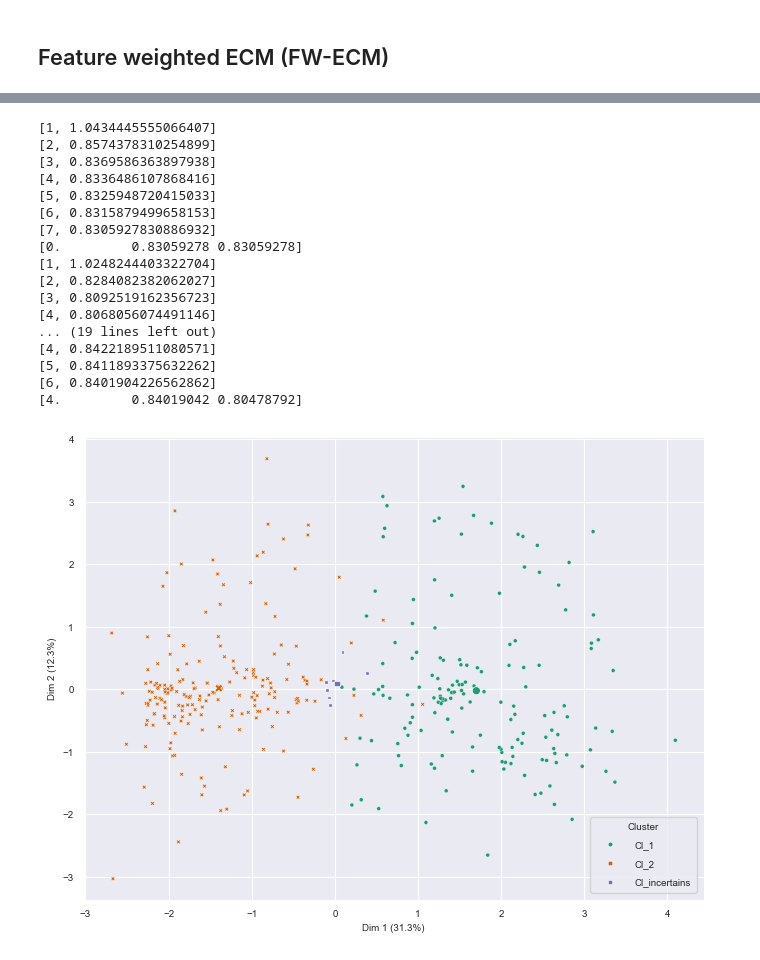
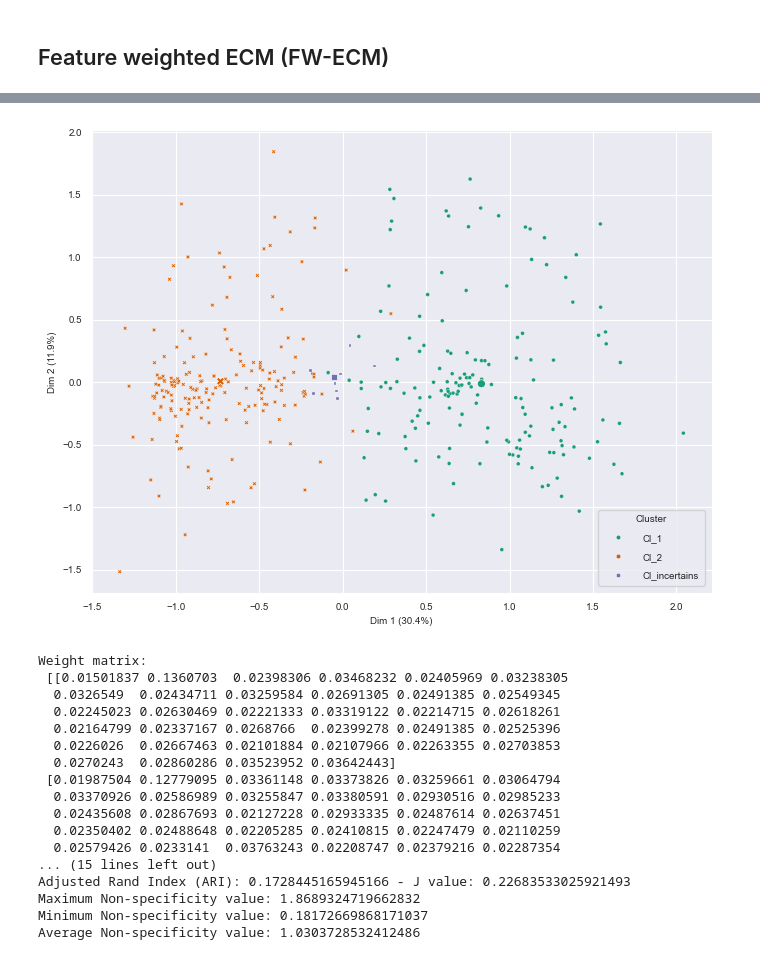
Before and after one commit to tridogithub/evclust, a Jupyter notebook: docs/fwecm_lonosphere.ipynb, the cells around one changed output, grey strips where cells are left out. Saved outputs shown, nothing was run; the diff lists cells and outputs as text; code cells hidden in the pictures.

```diff
--- a/docs/fwecm_lonosphere.ipynb
+++ b/docs/fwecm_lonosphere.ipynb
@@ -132,2 +136,8 @@ Average Non-specificity value: 1.0359640023223422
 # %% [markdown]
 ## Feature weighted ECM (FW-ECM)
+# %%
+# Feature weighted ECM clustering
+c = 2
+d = X.shape[1]
+W = np.ones((c, d)) * (1/d)
+model = fwecm(x=X, c=c, W=W, beta=2, alpha=1, delta=100, ntrials=10)
@@ -134,58 +162,56 @@ Average Non-specificity value: 1.0359640023223422
 # %%
-# Feature weighted ECM clustering
-c = 2
-model = fwecm(x=X, c=c, beta=2, alpha=1, delta=100, ntrials=5, epsi=1e-3)
 
 # ev_plot(model, X=X)
 ev_pcaplot(data=X, x=model, normalize=False)
 
 true_labels = numeric_labels
 Y_betP = model['betp']
 predicted_labels = np.argmax(Y_betP, axis=1)
 
 W = model['W']
 print(f"Weight matrix: \n {W}")
-cov_mat1 = np.cov(X[predicted_labels == 0].transpose())
-cov_mat2 = np.cov(X[predicted_labels == 1].transpose())
-print(f"Covariance Matrix 1: {cov_mat1.diagonal()}")
-print(f"Covariance Matrix 2: {cov_mat2.diagonal()}")
-
-W_COV_1 = pd.DataFrame({'y': W[0, :], 'x': cov_mat1.diagonal()})
-W_COV_1.sort_values('x', inplace=True)
-W_COV_2 = pd.DataFrame({'y': W[1, :], 'x': cov_mat2.diagonal()})
-W_COV_2.sort_values('x', inplace=True)
-
-plt.clf()
-plt.scatter(W_COV_1['x'], W_COV_1['y'], label = "cluster 1", marker='o')
-plt.scatter(W_COV_2['x'], W_COV_2['y'], label = "cluster 2", marker='o')
-plt.xlabel("Variance of clusters")
-plt.ylabel("Weight of clusters w.r.t each dimension")
-plt.legend()
-plt.show()
+print(f"Centers: \n {model['g']}")
+# cov_mat1 = np.cov(X[predicted_labels == 0].transpose())
+# cov_mat2 = np.cov(X[predicted_labels == 1].transpose())
+# print(f"Covariance Matrix 1: {cov_mat1.diagonal()}")
+# print(f"Covariance Matrix 2: {cov_mat2.diagonal()}")
+#
+# W_COV_1 = pd.DataFrame({'y': W[0, :], 'x': cov_mat1.diagonal()})
+# W_COV_1.sort_values('x', inplace=True)
+# W_COV_2 = pd.DataFrame({'y': W[1, :], 'x': cov_mat2.diagonal()})
+# W_COV_2.sort_values('x', inplace=True)
+#
+# plt.clf()
+# plt.scatter(W_COV_1['x'], W_COV_1['y'], label = "cluster 1", marker='o')
+# plt.scatter(W_COV_2['x'], W_COV_2['y'], label = "cluster 2", marker='o')
+# plt.xlabel("Variance of clusters")
+# plt.ylabel("Weight of clusters w.r.t each dimension")
+# plt.legend()
+# plt.show()
 
 # Compute the Adjusted Rand Index (ARI)
 ari = adjusted_rand_score(true_labels, predicted_labels)
 print("----------Feature weighted ECM----------")
 print(f"Adjusted Rand Index (ARI): {ari} - J value: {model['crit']}")
 
 # Calculate Non-specificity
 calculate_non_specificity(model)
 # %% [output]
+[figure, new version]
-[1, 1.0434445555066407]
-[2, 0.8574378310254899]
-[3, 0.8369586363897938]
-[4, 0.8336486107868416]
-[5, 0.8325948720415033]
-[6, 0.8315879499658153]
-[7, 0.8305927830886932]
-[0.         0.83059278 0.83059278]
-[1, 1.0248244403322704]
-[2, 0.8284082382062027]
-[3, 0.8092519162356723]
-[4, 0.8068056074491146]
-... (19 lines left out)
-[4, 0.8422189511080571]
-[5, 0.8411893375632262]
-[6, 0.8401904226562862]
-[4.         0.84019042 0.80478792]
+Weight matrix:
+ [[0.01501837 0.1360703  0.02398306 0.03468232 0.02405969 0.03238305
+  0.0326549  0.02434711 0.03259584 0.02691305 0.02491385 0.02549345
+  0.02245023 0.02630469 0.02221333 0.03319122 0.02214715 0.02618261
+  0.02164799 0.02337167 0.0268766  0.02399278 0.02491385 0.02525396
+  0.0226026  0.02667463 0.02101884 0.02107966 0.02263355 0.02703853
+  0.0270243  0.02860286 0.03523952 0.03642443]
+ [0.01987504 0.12779095 0.03361148 0.03373826 0.03259661 0.03064794
+  0.03370926 0.02586989 0.03255847 0.03380591 0.02930516 0.02985233
+  0.02435608 0.02867693 0.02127228 0.02933335 0.02487614 0.02637451
+  0.02350402 0.02488648 0.02205285 0.02410815 0.02247479 0.02110259
+  0.02579426 0.0233141  0.03763243 0.02208747 0.02379216 0.02287354
+... (15 lines left out)
+Adjusted Rand Index (ARI): 0.1728445165945166 - J value: 0.22683533025921493
+Maximum Non-specificity value: 1.8689324719662832
+Minimum Non-specificity value: 0.18172669868171037
+Average Non-specificity value: 1.0303728532412486
-[figure, old version]
```
Also changed, not shown: parts of 5 cells of this notebook, 2 other files.
